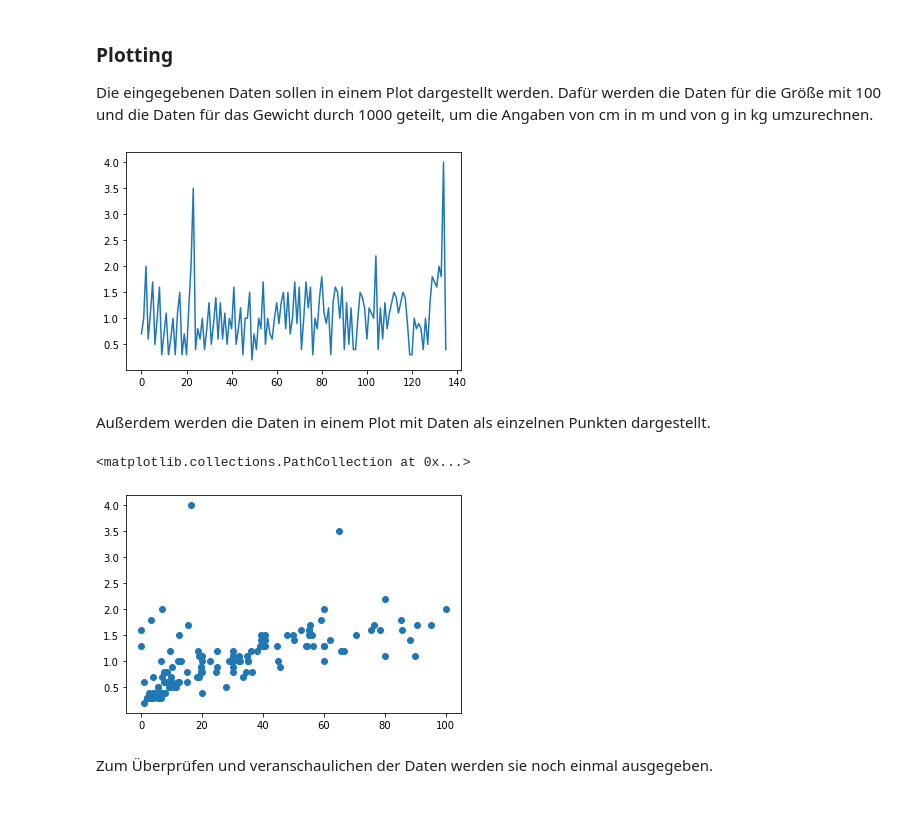
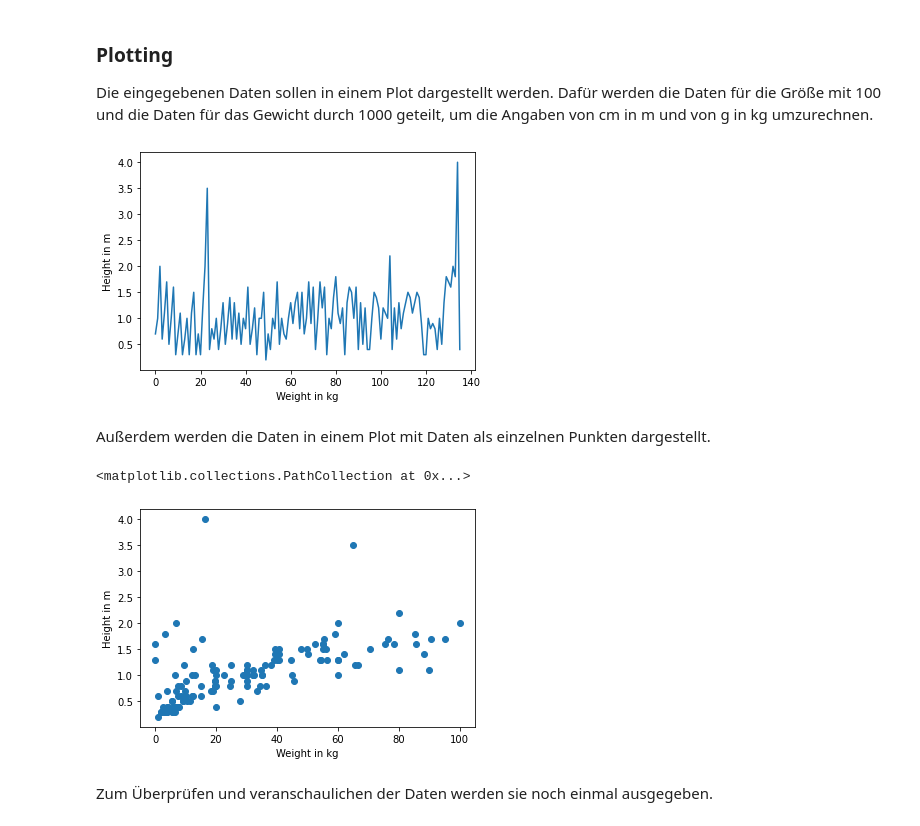
Before and after one commit to Fleija/data-science, a Jupyter notebook: Exercise 9/exercise-1.ipynb, the cells around one changed output. Saved outputs shown, nothing was run; the diff lists cells and outputs as text; code cells hidden in the pictures.

```diff
--- a/Exercise 9/exercise-1.ipynb
+++ b/Exercise 9/exercise-1.ipynb
@@ -33,18 +33,22 @@ Die eingegebenen Daten sollen in einem Plot dargestellt werden. Dafür werden di
 # %%
 x = stats['Weight'].values / 1000
 y = stats['Height'].values / 100
 
 plot.plot(y)
+plot.xlabel('Weight in kg')
+plot.ylabel('Height in m')
 plot.show()
 # %% [output]
-[figure, old version]
+[figure, new version]
 # %% [markdown]
 Außerdem werden die Daten in einem Plot mit Daten als einzelnen Punkten dargestellt.
 # %%
+plot.xlabel('Weight in kg')
+plot.ylabel('Height in m')
 plot.scatter(x, y)
 # %% [output]
 <matplotlib.collections.PathCollection at 0x...>
-[figure, old version]
+[figure, new version]
 # %% [markdown]
 Zum Überprüfen und veranschaulichen der Daten werden sie noch einmal ausgegeben.
 # %%
```
